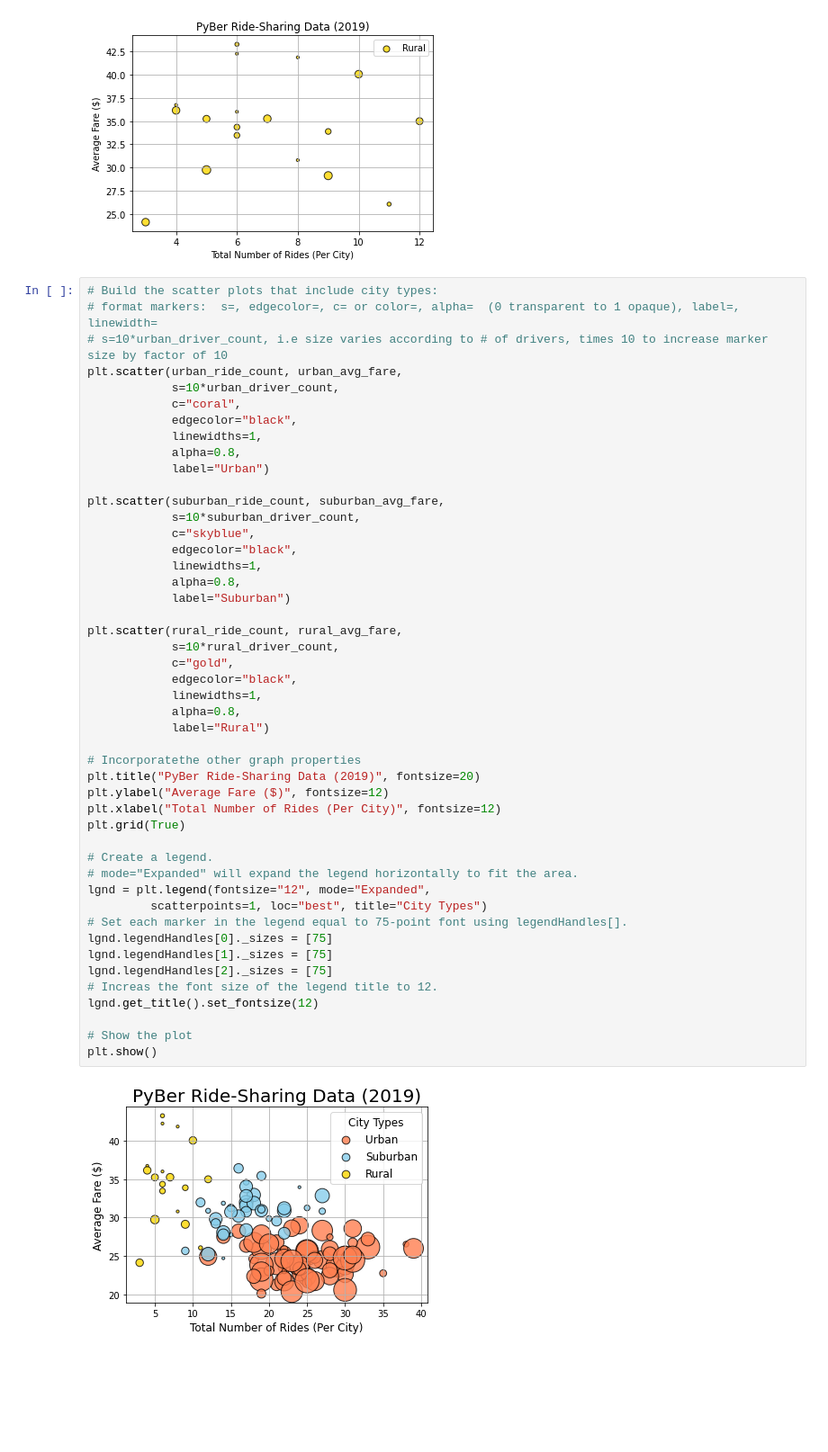
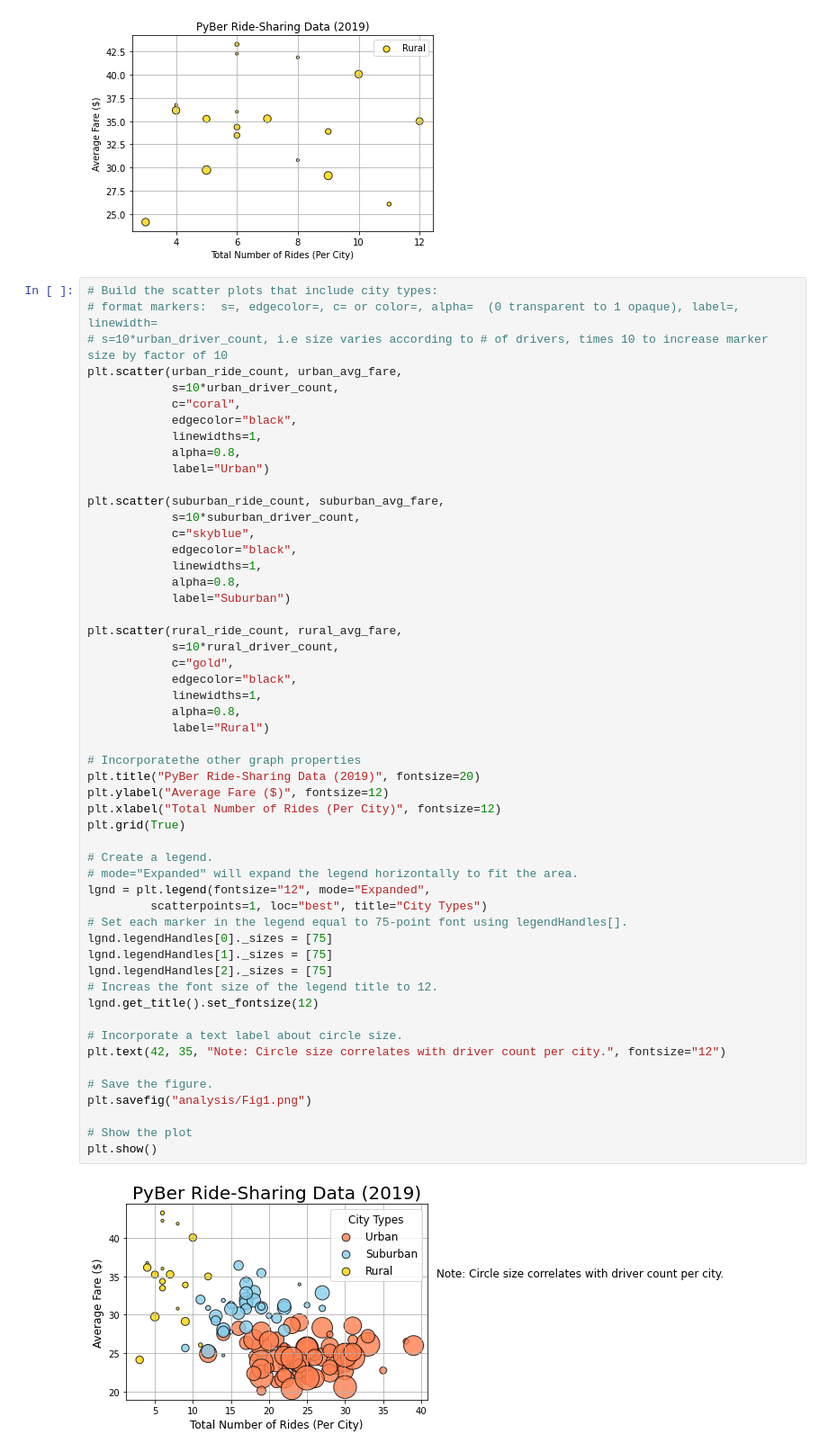
Before and after one commit to rkaysen63/PyBer_Analysis, a Jupyter notebook: PyBer_Analysis.ipynb, the cells around one changed output. Shown at 90% size. Saved outputs shown, nothing was run; the diff lists cells and outputs as text; blank space fills up the shorter version.

Commit message:
added analysis folder and final all cities bubble chart

```diff
--- a/PyBer_Analysis.ipynb
+++ b/PyBer_Analysis.ipynb
@@ -280,31 +280,37 @@ plt.scatter(suburban_ride_count, suburban_avg_fare,
             label="Suburban")
 
 plt.scatter(rural_ride_count, rural_avg_fare,
             s=10*rural_driver_count,
             c="gold",
             edgecolor="black",
             linewidths=1,
             alpha=0.8,
             label="Rural")
 
 # Incorporatethe other graph properties
 plt.title("PyBer Ride-Sharing Data (2019)", fontsize=20)
 plt.ylabel("Average Fare ($)", fontsize=12)
 plt.xlabel("Total Number of Rides (Per City)", fontsize=12)
 plt.grid(True)
 
 # Create a legend.
 # mode="Expanded" will expand the legend horizontally to fit the area.
 lgnd = plt.legend(fontsize="12", mode="Expanded",
          scatterpoints=1, loc="best", title="City Types")
 # Set each marker in the legend equal to 75-point font using legendHandles[].
 lgnd.legendHandles[0]._sizes = [75]
 lgnd.legendHandles[1]._sizes = [75]
 lgnd.legendHandles[2]._sizes = [75]
 # Increas the font size of the legend title to 12.
 lgnd.get_title().set_fontsize(12)
 
+# Incorporate a text label about circle size.
+plt.text(42, 35, "Note: Circle size correlates with driver count per city.", fontsize="12")
+
+# Save the figure.
+plt.savefig("analysis/Fig1.png")
+
 # Show the plot
 plt.show()
 # %% [output]
-[figure, old version]
+[figure, new version]
```
Also changed, not shown: 1 other file.
